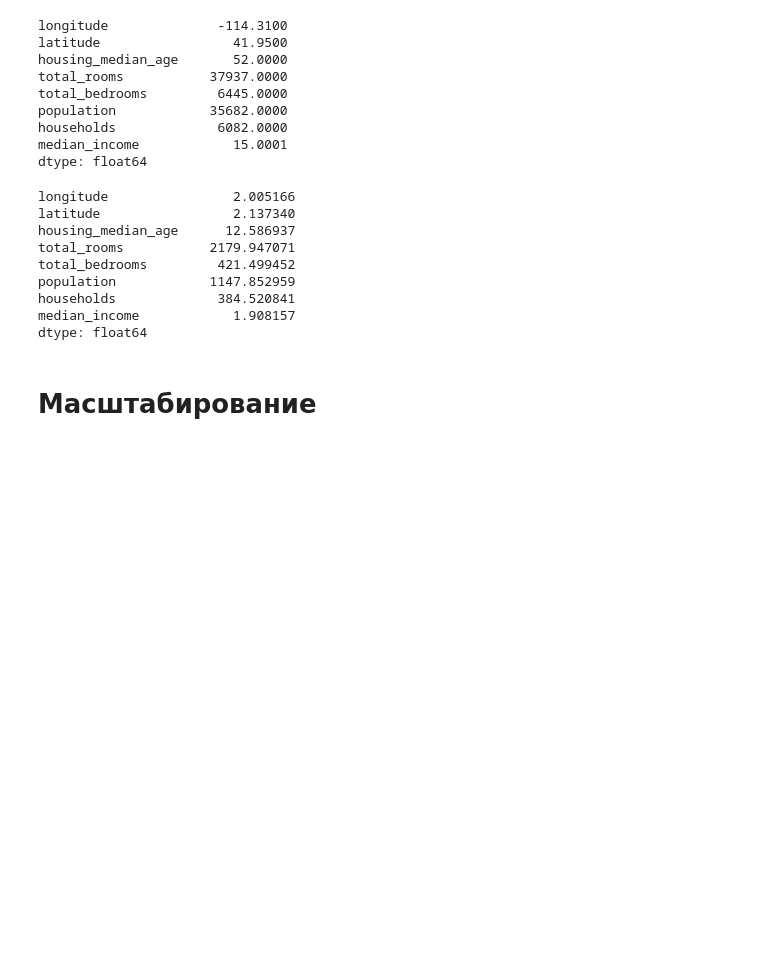
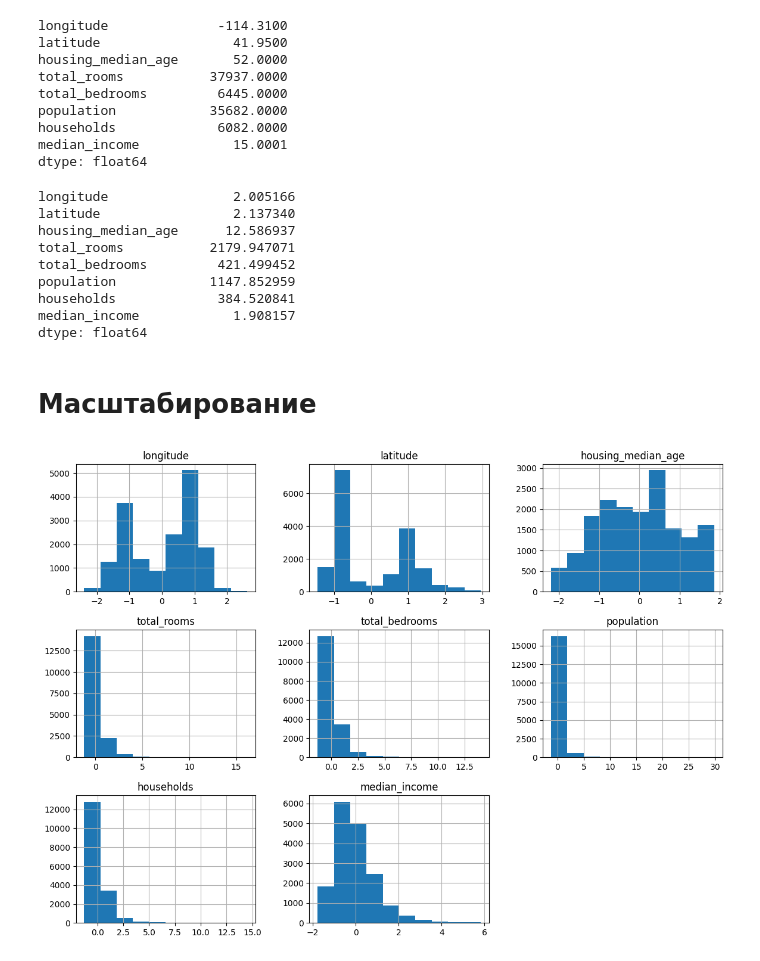
Before and after one commit to Romariok/AI-System, a Jupyter notebook: lab3/linear_regression.ipynb, the cells around one changed output. Saved outputs shown, nothing was run; the diff lists cells and outputs as text; code cells hidden in the pictures; blank space fills up the shorter version.

```diff
--- a/lab3/linear_regression.ipynb
+++ b/lab3/linear_regression.ipynb
@@ -135,6 +139,11 @@ dtype: float64
 # Масштабирование
 # %%
 X = (data[num_cols] - data[num_cols].mean())/data[num_cols].std()
+# %%
+X.hist(column=num_cols, figsize=(14, 10))
+None
+# %% [output]
+[figure, added]
 # %%
 from sklearn.model_selection import train_test_split
 # %%
```
Also changed, not shown: parts of 5 cells of this notebook, 6 other files.
